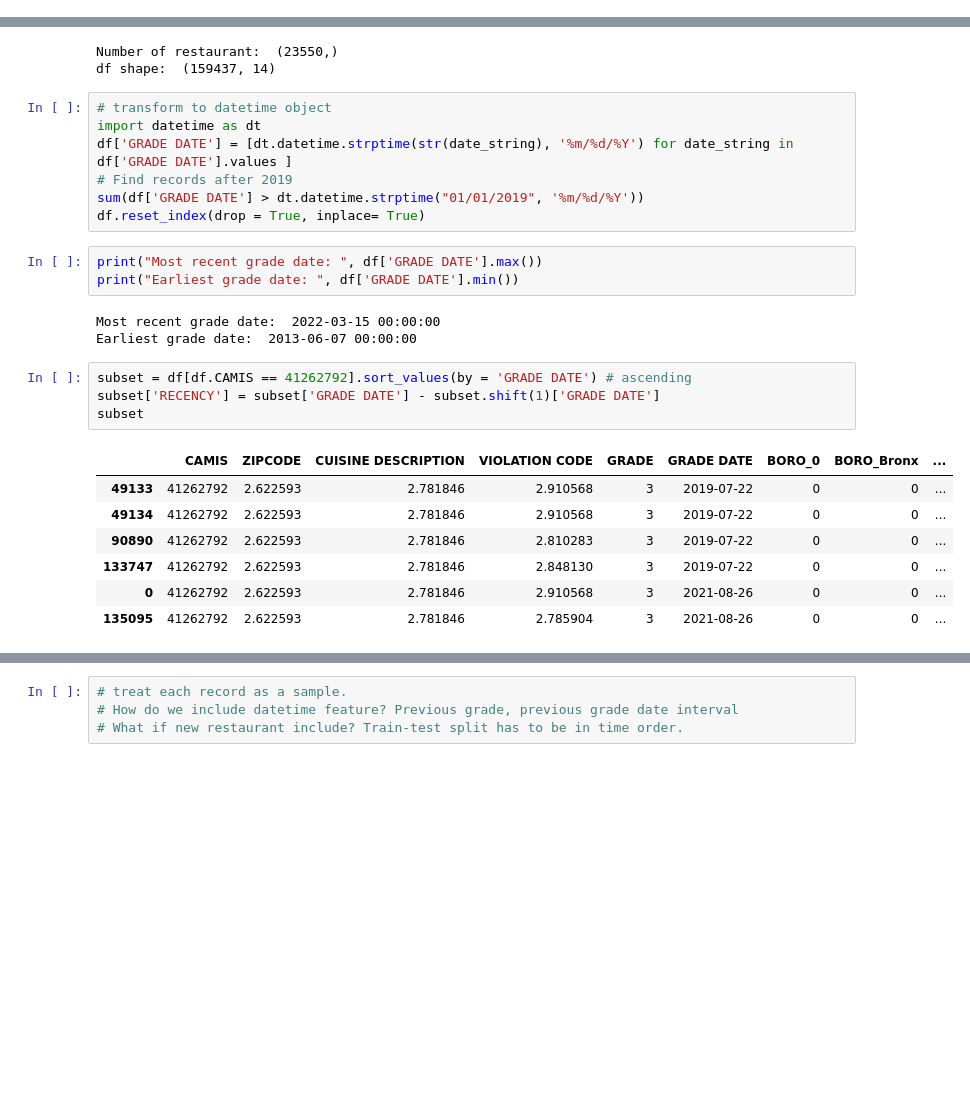
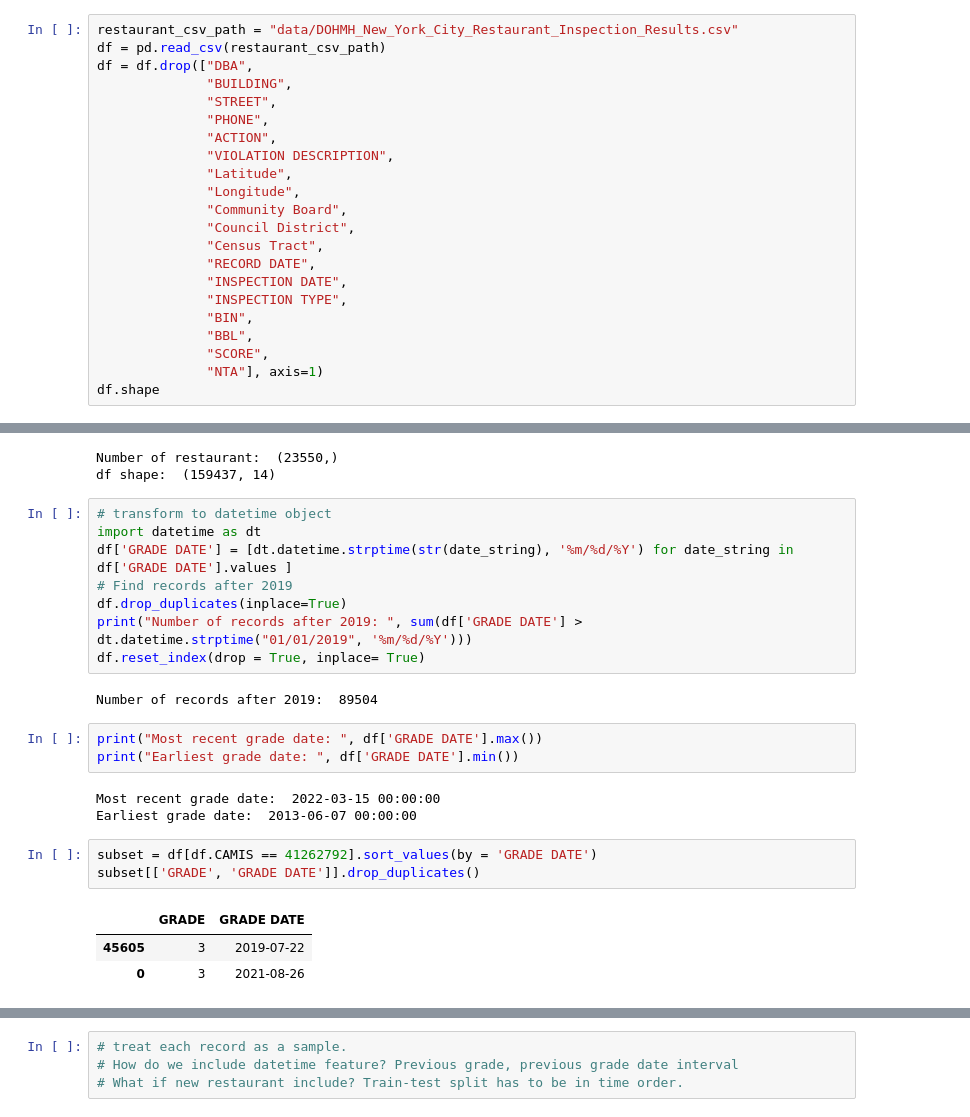
Before and after one commit to clarissarjtai/NYC-Restaurant-Sanitation-Level-Prediction, a Jupyter notebook: Data_Preprocessing.ipynb, the cells around one changed output, grey strips where cells are left out. Saved outputs shown, nothing was run; the diff lists cells and outputs as text; blank space fills up the shorter version.

```diff
--- a/Data_Preprocessing.ipynb
+++ b/Data_Preprocessing.ipynb
@@ -25,3 +25,25 @@ from sklearn.model_selection import RandomizedSearchCV
 from imblearn.over_sampling import SMOTE
 from imblearn.over_sampling import RandomOverSampler
 from imblearn.pipeline import make_pipeline as imb_make_pipeline
+# %%
+restaurant_csv_path = "data/DOHMH_New_York_City_Restaurant_Inspection_Results.csv"
+df = pd.read_csv(restaurant_csv_path)
+df = df.drop(["DBA",
+              "BUILDING",
+              "STREET",
+              "PHONE",
+              "ACTION",
+              "VIOLATION DESCRIPTION",
+              "Latitude",
+              "Longitude",
+              "Community Board",
+              "Council District",
+              "Census Tract",
+              "RECORD DATE",
+              "INSPECTION DATE",
+              "INSPECTION TYPE",
+              "BIN",
+              "BBL",
+              "SCORE",
+              "NTA"], axis=1)
+df.shape
@@ -102,8 +134,11 @@ df shape:  (159437, 14)
 import datetime as dt
 df['GRADE DATE'] = [dt.datetime.strptime(str(date_string), '%m/%d/%Y') for date_string in df['GRADE DATE'].values ]
 # Find records after 2019
-sum(df['GRADE DATE'] > dt.datetime.strptime("01/01/2019", '%m/%d/%Y'))
+df.drop_duplicates(inplace=True)
+print("Number of records after 2019: ", sum(df['GRADE DATE'] > dt.datetime.strptime("01/01/2019", '%m/%d/%Y')))
 df.reset_index(drop = True, inplace= True)
+# %% [output]
+Number of records after 2019:  89504
 # %%
 print("Most recent grade date: ", df['GRADE DATE'].max())
 print("Earliest grade date: ", df['GRADE DATE'].min())
@@ -111,14 +146,9 @@ print("Earliest grade date: ", df['GRADE DATE'].min())
 Most recent grade date:  2022-03-15 00:00:00
 Earliest grade date:  2013-06-07 00:00:00
 # %%
-subset = df[df.CAMIS == 41262792].sort_values(by = 'GRADE DATE') # ascending
-subset['RECENCY'] = subset['GRADE DATE'] - subset.shift(1)['GRADE DATE']
-subset
+subset = df[df.CAMIS == 41262792].sort_values(by = 'GRADE DATE')
+subset[['GRADE', 'GRADE DATE']].drop_duplicates()
 # %% [output]
-|  | CAMIS | ZIPCODE | CUISINE DESCRIPTION | VIOLATION CODE | GRADE | GRADE DATE | BORO_0 | BORO_Bronx | ... |
-| 49133 | 41262792 | 2.622593 | 2.781846 | 2.910568 | 3 | 2019-07-22 | 0 | 0 | ... |
-| 49134 | 41262792 | 2.622593 | 2.781846 | 2.910568 | 3 | 2019-07-22 | 0 | 0 | ... |
-| 90890 | 41262792 | 2.622593 | 2.781846 | 2.810283 | 3 | 2019-07-22 | 0 | 0 | ... |
-| 133747 | 41262792 | 2.622593 | 2.781846 | 2.848130 | 3 | 2019-07-22 | 0 | 0 | ... |
-| 0 | 41262792 | 2.622593 | 2.781846 | 2.910568 | 3 | 2021-08-26 | 0 | 0 | ... |
-| 135095 | 41262792 | 2.622593 | 2.781846 | 2.785904 | 3 | 2021-08-26 | 0 | 0 | ... |
+|  | GRADE | GRADE DATE |
+| 45605 | 3 | 2019-07-22 |
+| 0 | 3 | 2021-08-26 |
```
Also changed, not shown: parts of 11 cells of this notebook.
